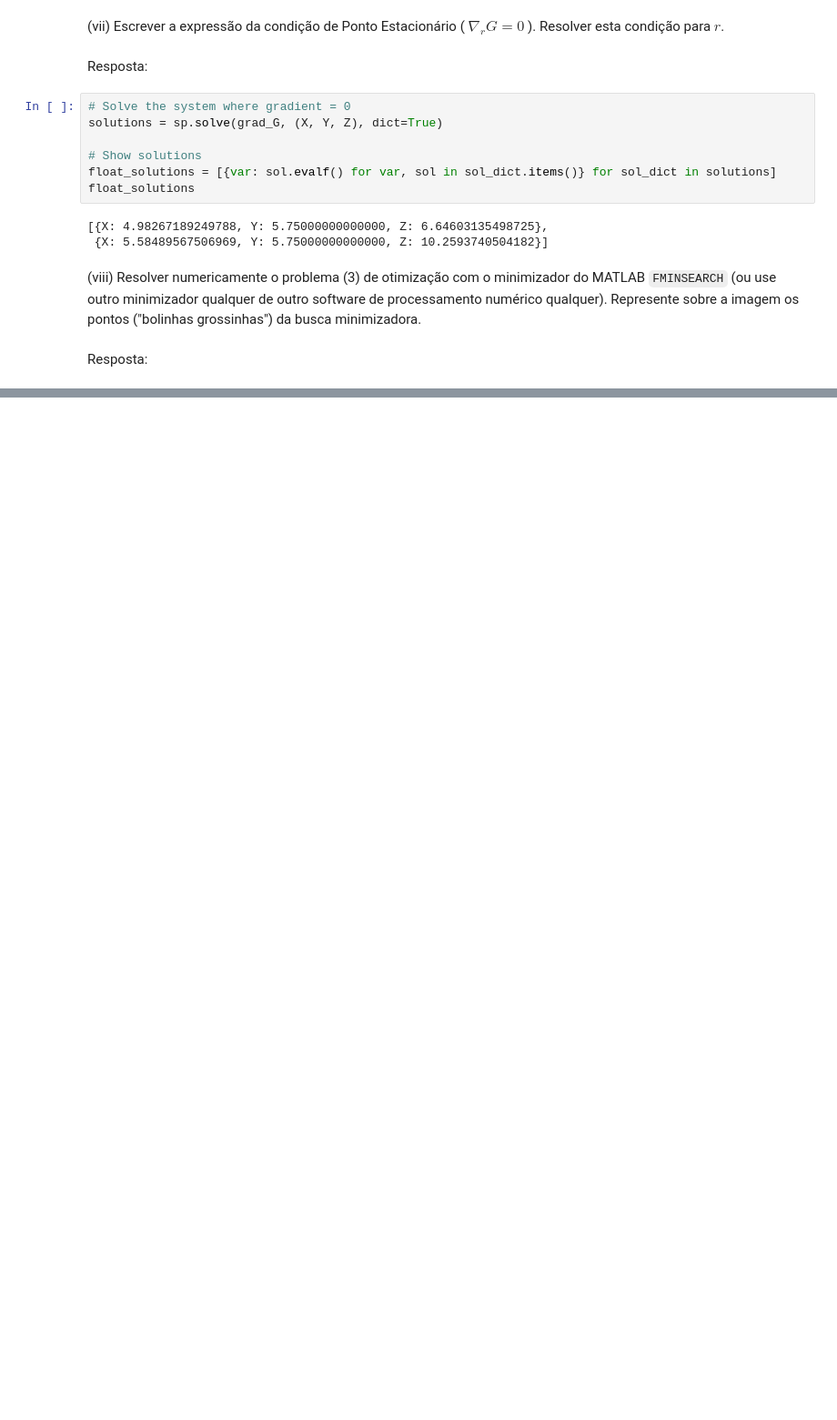
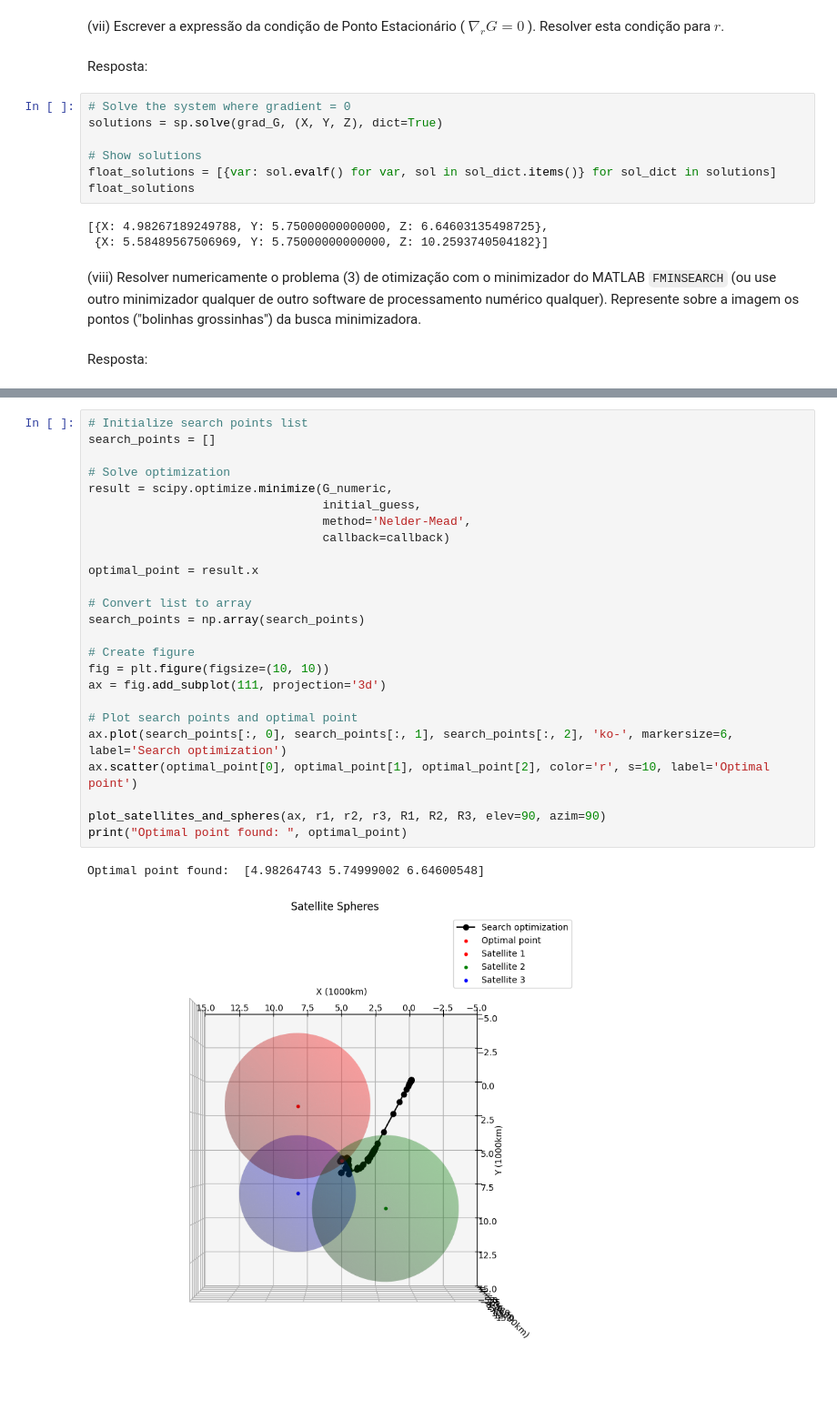
Before and after one commit to davibelo/EQE703_trabalho_1, a Jupyter notebook: res_questao_2.ipynb, the cells around one changed output, grey strips where cells are left out. Shown at 91% size. Drawn from its saved outputs; the diff is of its cells as text; blank space fills up the shorter version.

```diff
--- a/res_questao_2.ipynb
+++ b/res_questao_2.ipynb
@@ -426 +402,29 @@ Optimal point found:  [4.98264743 5.74999002 6.64600548]
+# %%
+# Initialize search points list
+search_points = []
+
+# Solve optimization
+result = scipy.optimize.minimize(G_numeric,
+                                 initial_guess,
+                                 method='Nelder-Mead',
+                                 callback=callback)
+
+optimal_point = result.x
+
+# Convert list to array
+search_points = np.array(search_points)
+
+# Create figure
+fig = plt.figure(figsize=(10, 10))
+ax = fig.add_subplot(111, projection='3d')
+
+# Plot search points and optimal point
+ax.plot(search_points[:, 0], search_points[:, 1], search_points[:, 2], 'ko-', markersize=6, label='Search optimization')
+ax.scatter(optimal_point[0], optimal_point[1], optimal_point[2], color='r', s=10, label='Optimal point')
+
+plot_satellites_and_spheres(ax, r1, r2, r3, R1, R2, R3, elev=90, azim=90)
+print("Optimal point found: ", optimal_point)
+# %% [output]
+Optimal point found:  [4.98264743 5.74999002 6.64600548]
+[figure, added]
 # %%
```
Also changed, not shown: parts of 3 cells of this notebook.
